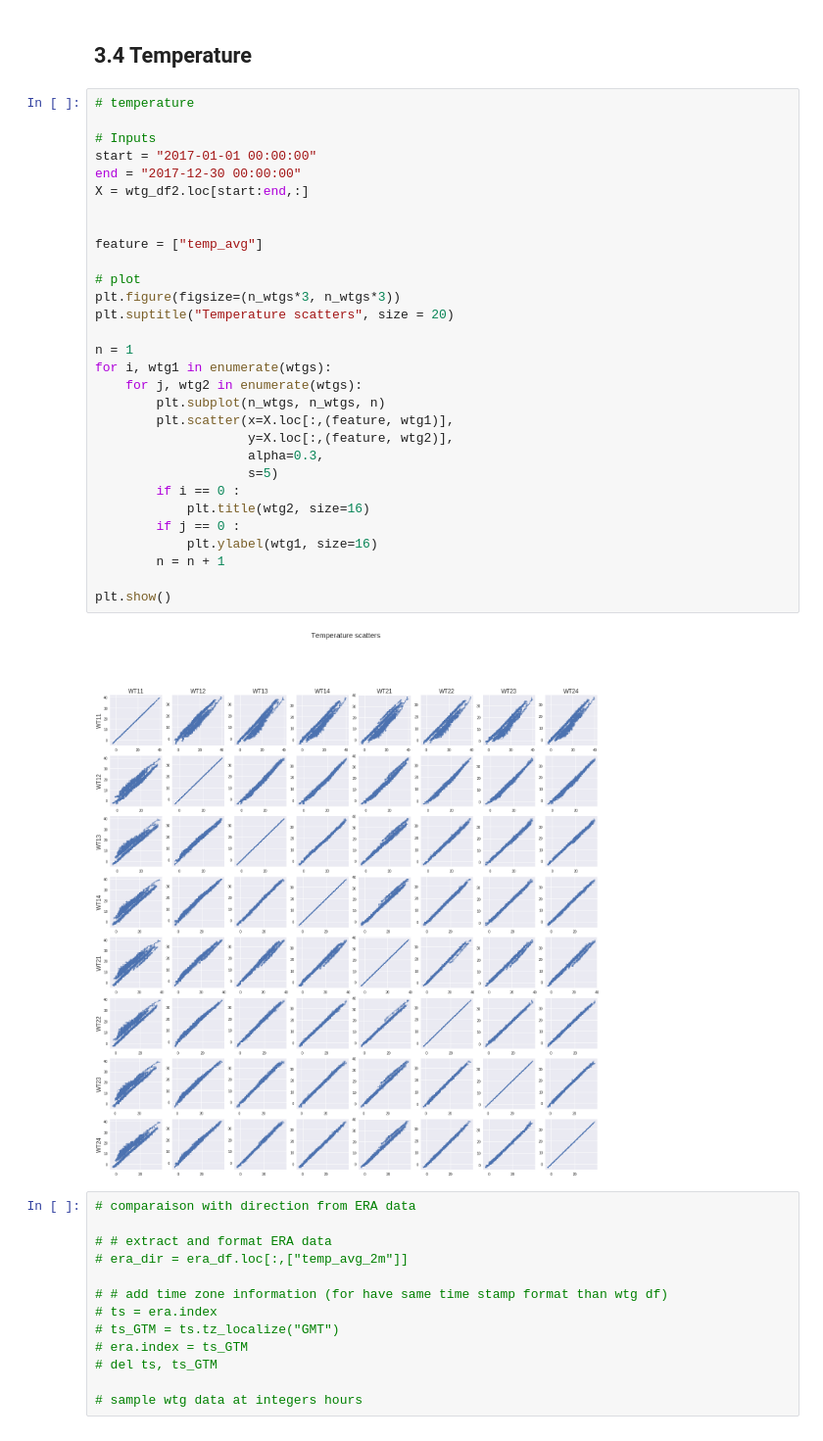
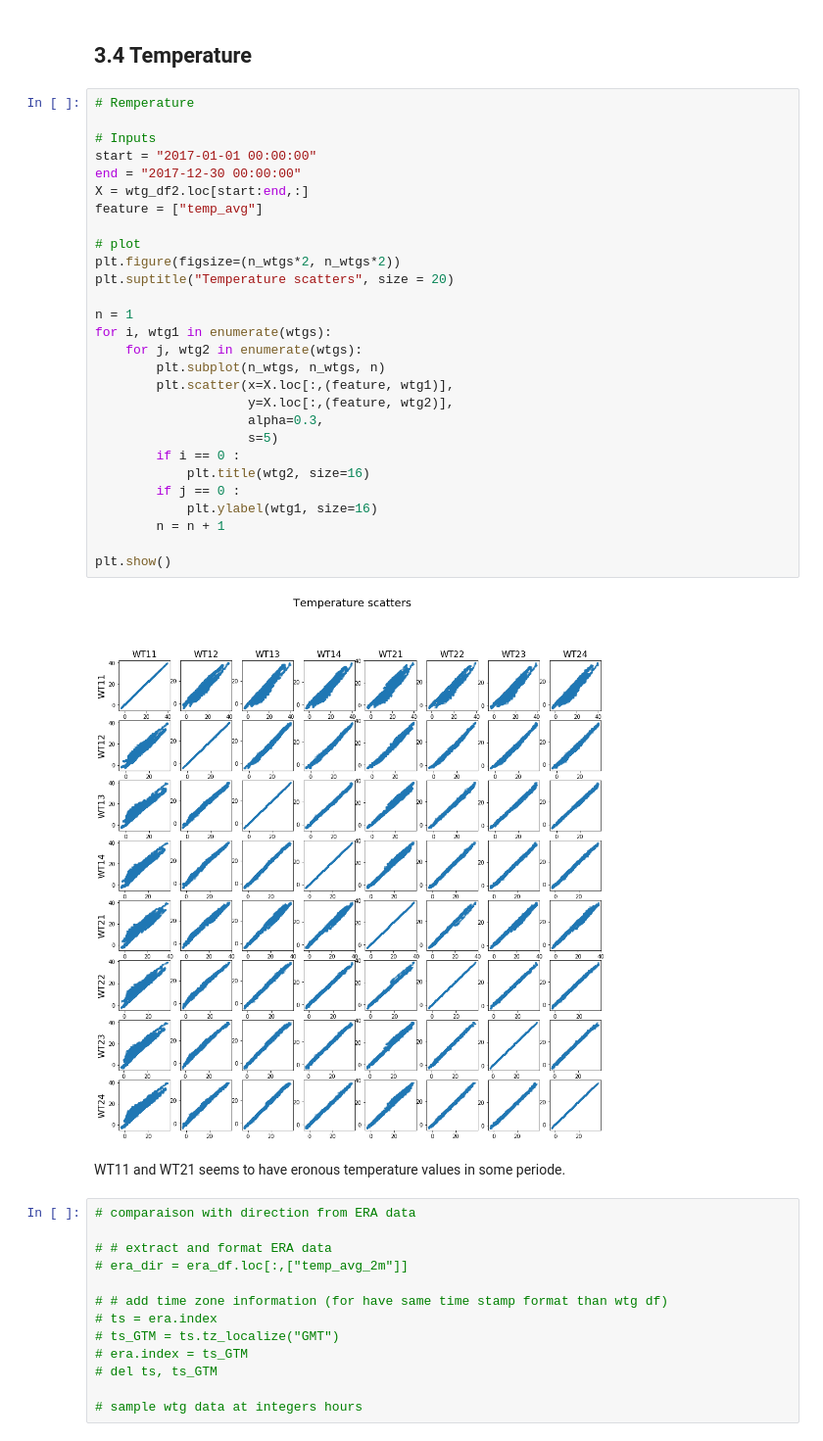
Before and after one commit to Umercia/wind_power, a Jupyter notebook: data_processing.ipynb, the cells around one changed output. Shown at 98% size. Saved outputs shown, nothing was run; the diff lists cells and outputs as text.

```diff
--- a/data_processing.ipynb
+++ b/data_processing.ipynb
@@ -866,37 +783,37 @@ plt.show()
 # %% [markdown]
 ## 3.4 Temperature
 # %%
-# temperature
+# Remperature
 
 # Inputs
 start = "2017-01-01 00:00:00"
 end = "2017-12-30 00:00:00"
 X = wtg_df2.loc[start:end,:]
-
-
 feature = ["temp_avg"]
 
 # plot
-plt.figure(figsize=(n_wtgs*3, n_wtgs*3))
+plt.figure(figsize=(n_wtgs*2, n_wtgs*2))
 plt.suptitle("Temperature scatters", size = 20)
 
 n = 1
 for i, wtg1 in enumerate(wtgs):
     for j, wtg2 in enumerate(wtgs):
         plt.subplot(n_wtgs, n_wtgs, n)
         plt.scatter(x=X.loc[:,(feature, wtg1)],
                     y=X.loc[:,(feature, wtg2)],
                     alpha=0.3,
                     s=5)
         if i == 0 :
             plt.title(wtg2, size=16)
         if j == 0 :
             plt.ylabel(wtg1, size=16)
         n = n + 1
 
 plt.show()
 # %% [output]
-[figure, old version]
+[figure, new version]
+# %% [markdown]
+WT11 and WT21 seems to have eronous temperature values in some periode.
 # %%
 # comparaison with direction from ERA data
 
```
Also changed, not shown: parts of 49 cells of this notebook.
